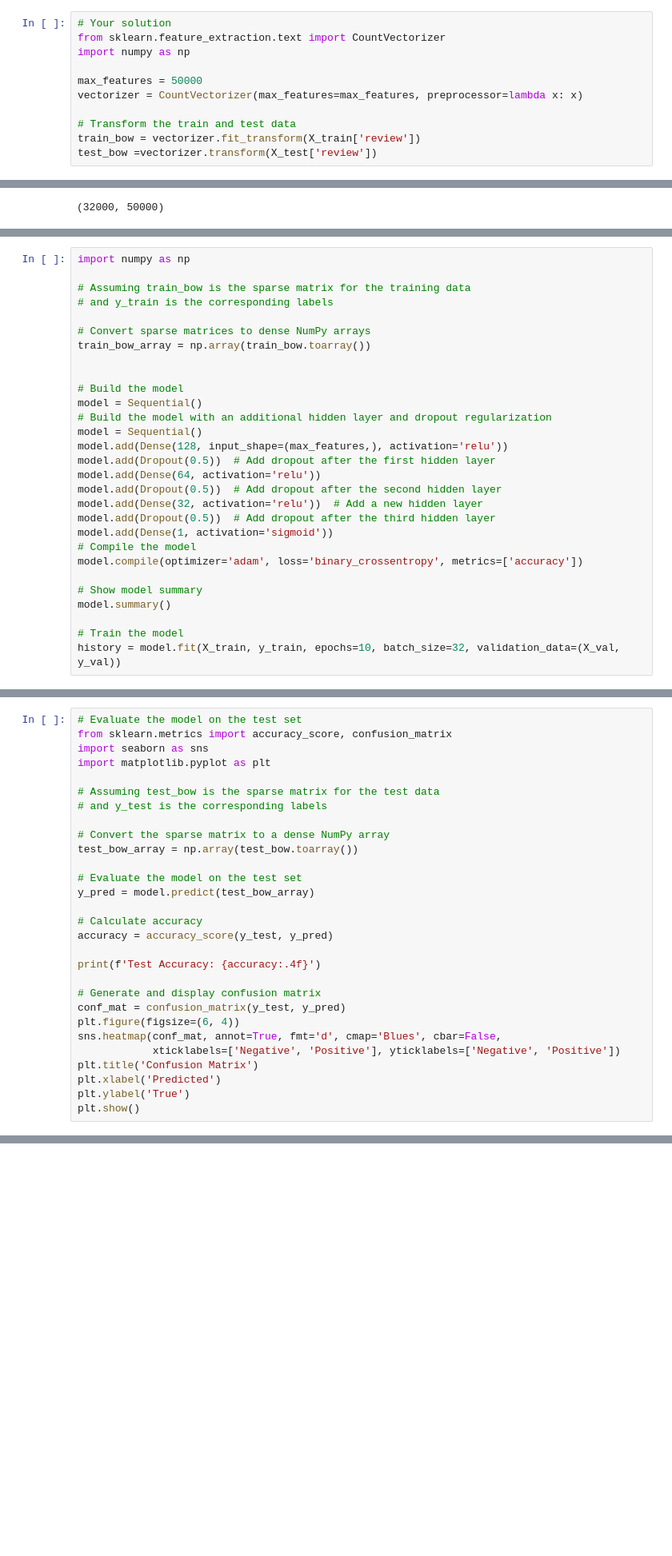
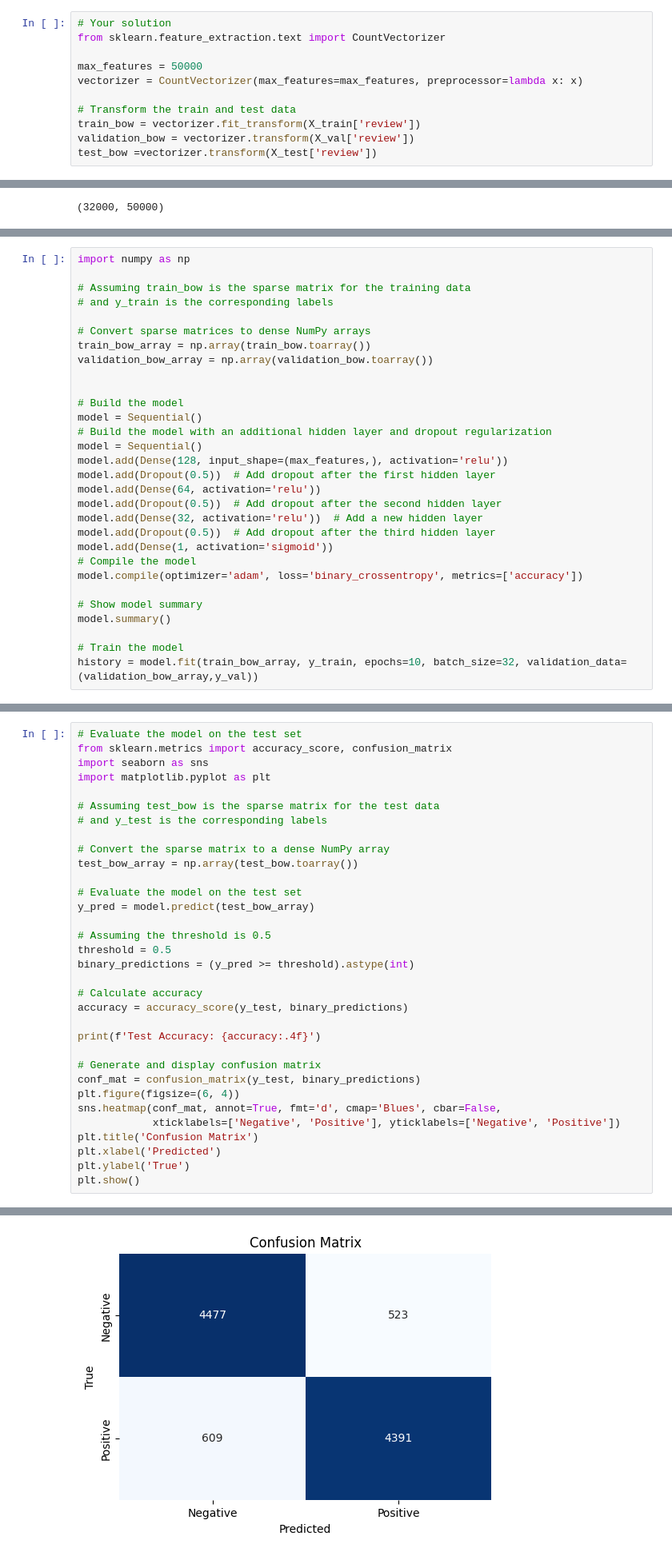
Before and after one commit to nusret35/sentiment-analysis, a Jupyter notebook: CS412_HW2.ipynb, the cells around one changed output, grey strips where cells are left out. Shown at 80% size. Saved outputs shown, nothing was run; the diff lists cells and outputs as text; blank space fills up the shorter version.

```diff
--- a/CS412_HW2.ipynb
+++ b/CS412_HW2.ipynb
@@ -392,13 +392,13 @@ Choose a reasonable value for the `max_features` argument. This argument determi
 # %%
 # Your solution
 from sklearn.feature_extraction.text import CountVectorizer
-import numpy as np
 
 max_features = 50000
 vectorizer = CountVectorizer(max_features=max_features, preprocessor=lambda x: x)
 
 # Transform the train and test data
 train_bow = vectorizer.fit_transform(X_train['review'])
+validation_bow = vectorizer.transform(X_val['review'])
 test_bow =vectorizer.transform(X_test['review'])
 # %%
 # The shape of the train data BoW representation should be
@@ -441,6 +441,7 @@ import numpy as np
 
 # Convert sparse matrices to dense NumPy arrays
 train_bow_array = np.array(train_bow.toarray())
+validation_bow_array = np.array(validation_bow.toarray())
 
 
 # Build the model
@@ -461,5 +462,5 @@ model.compile(optimizer='adam', loss='binary_crossentropy', metrics=['accuracy']
 model.summary()
 
 # Train the model
-history = model.fit(X_train, y_train, epochs=10, batch_size=32, validation_data=(X_val, y_val))
+history = model.fit(train_bow_array, y_train, epochs=10, batch_size=32, validation_data=(validation_bow_array,y_val))
 # %% [output]
@@ -500,13 +501,17 @@ test_bow_array = np.array(test_bow.toarray())
 # Evaluate the model on the test set
 y_pred = model.predict(test_bow_array)
 
+# Assuming the threshold is 0.5
+threshold = 0.5
+binary_predictions = (y_pred >= threshold).astype(int)
+
 # Calculate accuracy
-accuracy = accuracy_score(y_test, y_pred)
+accuracy = accuracy_score(y_test, binary_predictions)
 
 print(f'Test Accuracy: {accuracy:.4f}')
 
 # Generate and display confusion matrix
-conf_mat = confusion_matrix(y_test, y_pred)
+conf_mat = confusion_matrix(y_test, binary_predictions)
 plt.figure(figsize=(6, 4))
 sns.heatmap(conf_mat, annot=True, fmt='d', cmap='Blues', cbar=False,
             xticklabels=['Negative', 'Positive'], yticklabels=['Negative', 'Positive'])
@@ -527,3 +525,4 @@ ValueError: Classification metrics can't handle a mix of binary and continuous t
+[figure, added]
 # %% [markdown]
 ### 2.3 **TF-IDF**
 # %% [markdown]
```
Also changed, not shown: parts of 2 cells of this notebook.
